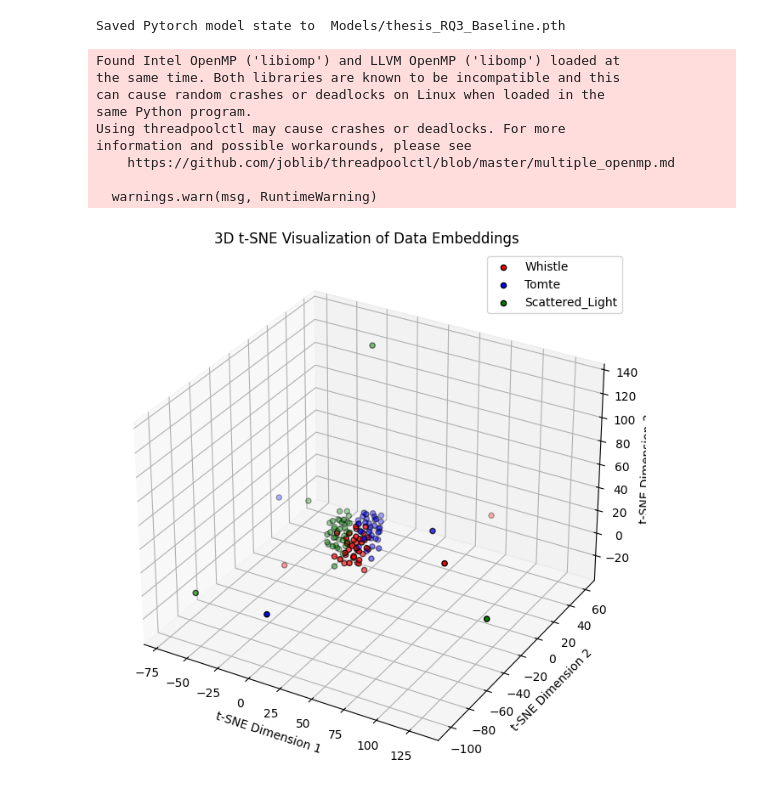
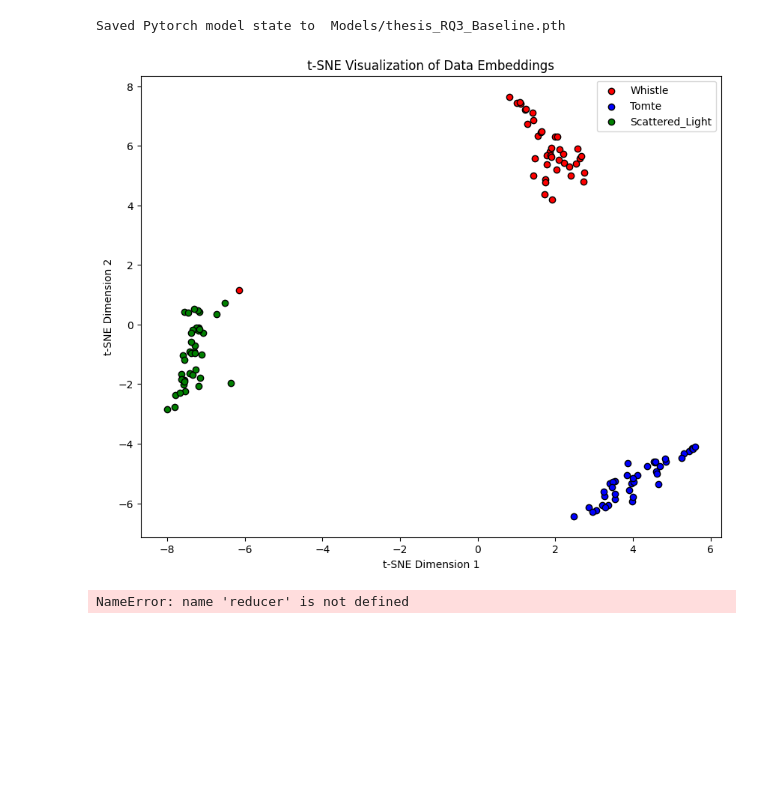
Before and after one commit to brianbaert/MscThesis, a Jupyter notebook: MscThesis_RQ3_Experiments.ipynb, the cells around one changed output. Saved outputs shown, nothing was run; the diff lists cells and outputs as text; code cells hidden in the pictures; blank space fills up the shorter version.

Commit message:
Multimodal tSNE and umap

```diff
--- a/MscThesis_RQ3_Experiments.ipynb
+++ b/MscThesis_RQ3_Experiments.ipynb
@@ -317,50 +317,68 @@ for i, (images, targets, image_fds) in enumerate(test_loader):
         labels.append(targets.cpu().detach().numpy())
     else:
         embeddings.append(outputs.detach().numpy())
         labels.append(targets.detach().numpy())
 
 
 # Concatenate embeddings and labels
 embeddings = np.concatenate(embeddings)
 labels = np.concatenate(labels)
 
 # Apply t-SNE to reduce dimensionality
-tsne = TSNE(n_components=3, perplexity=30, n_iter=300)
+tsne = TSNE(n_components=2, perplexity=30, n_iter=300)
 embeddings_tsne = tsne.fit_transform(embeddings)
 
-# Create a 3D scatter plot of the t-SNE visualization
+# Create a 2D scatter plot of the t-SNE visualization
 fig = plt.figure(figsize=(10, 8))
-ax = fig.add_subplot(111, projection='3d')
 
 # Define distinct colors for each class
 class_colors = ['red', 'blue', 'green', 'orange', 'purple', 'cyan', 'magenta', 'yellow', 'brown', 'gray']
 
 # Scatter plot with different colors for each class
 for class_label in np.unique(labels):
-    ax.scatter(embeddings_tsne[labels == class_label, 0],
+    plt.scatter(embeddings_tsne[labels == class_label, 0],
                embeddings_tsne[labels == class_label, 1],
-               embeddings_tsne[labels == class_label, 2],
                label=classes[int(class_label)],
                c=class_colors[int(class_label)],  # Assign distinct color
                edgecolor='k')
 
-ax.set_title('3D t-SNE Visualization of Data Embeddings')
-ax.set_xlabel('t-SNE Dimension 1')
-ax.set_ylabel('t-SNE Dimension 2')
-ax.set_zlabel('t-SNE Dimension 3')
+plt.title('t-SNE Visualization of Data Embeddings')
+plt.xlabel('t-SNE Dimension 1')
+plt.ylabel('t-SNE Dimension 2')
 plt.legend()  # Show legend with all class labels
 
 plt.show()
-fig.savefig('Results/tSNE_MultiModal_test_3D.png')
+fig.savefig('Results/tSNE_MultiModal_test_2D.png')
 plt.close()
 # %% [output]
-Found Intel OpenMP ('libiomp') and LLVM OpenMP ('libomp') loaded at
-the same time. Both libraries are known to be incompatible and this
-can cause random crashes or deadlocks on Linux when loaded in the
-same Python program.
-Using threadpoolctl may cause crashes or deadlocks. For more
-information and possible workarounds, please see
-    https://github.com/joblib/threadpoolctl/blob/master/multiple_openmp.md
-
-  warnings.warn(msg, RuntimeWarning)
-[figure, old version]
+[figure, new version]
+# %%
+# Apply umap to reduce dimensionality
+proj = reducer.fit_transform(embeddings)
+
+# Create a scatter plot of the t-SNE visualization
+plt.figure(figsize=(10, 8))
+
+# Define distinct colors for each class
+class_colors = ['red', 'blue', 'green', 'orange', 'purple', 'cyan', 'magenta', 'yellow', 'brown', 'gray']
+
+# Scatter plot with different colors for each class
+for class_label in np.unique(labels):
+    plt.scatter(proj[labels == class_label, 0],
+                proj[labels == class_label, 1],
+                label=classes[int(class_label)],
+                c=class_colors[int(class_label)],  # Assign distinct color
+                edgecolor='k')
+
+plt.title('umap Visualization of Data Embeddings')
+plt.xlabel('umap Dimension 1')
+plt.ylabel('umap Dimension 2')
+plt.legend()  # Show legend with all class labels
+
+figTemp = plt.gcf()
+plt.show()
+plt.draw()
+figTemp.savefig('Results/umap_MultiModal_test_2D.png')
+plt.close()
+# %% [output]
+NameError: name 'reducer' is not defined
```
Also changed, not shown: 2 other files.
